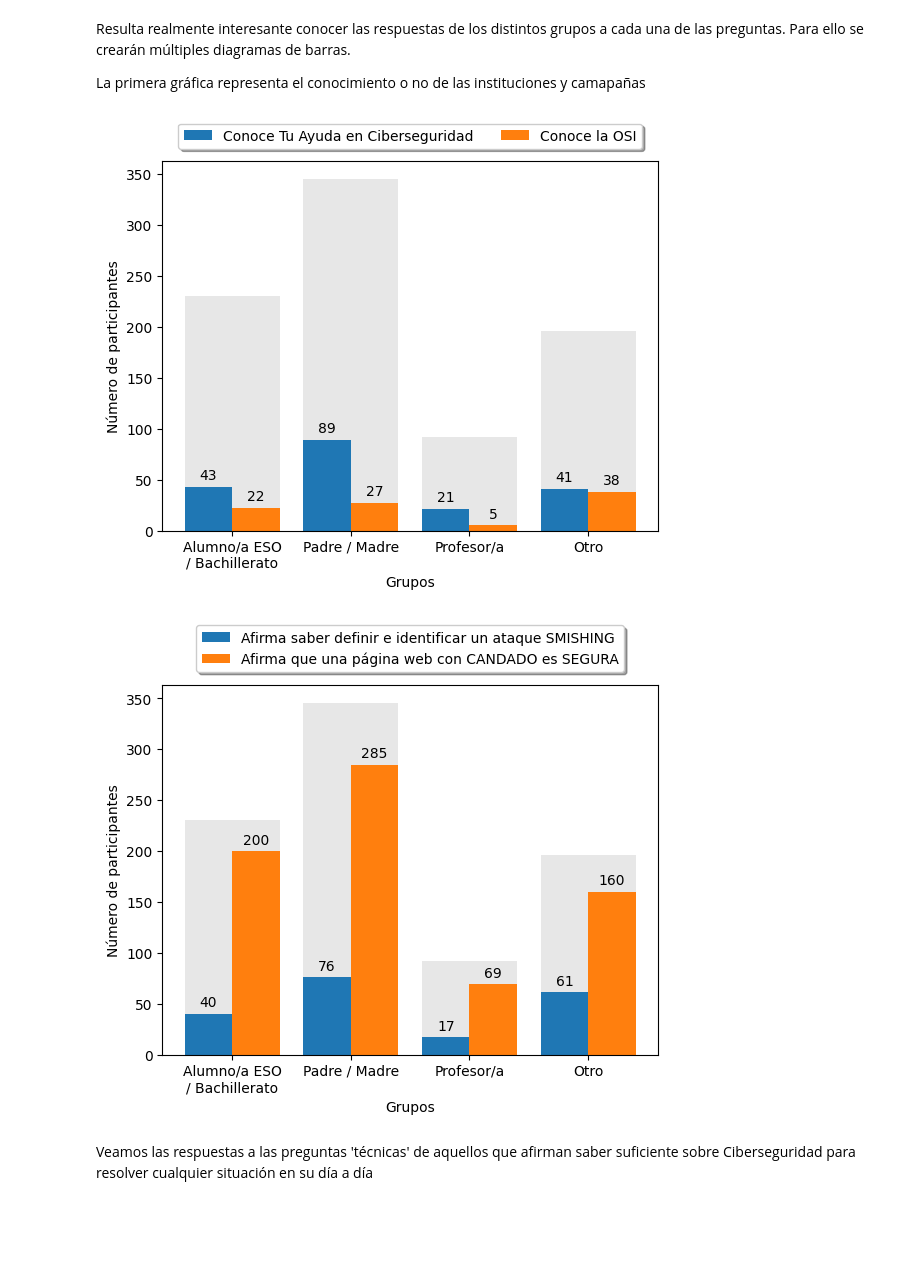
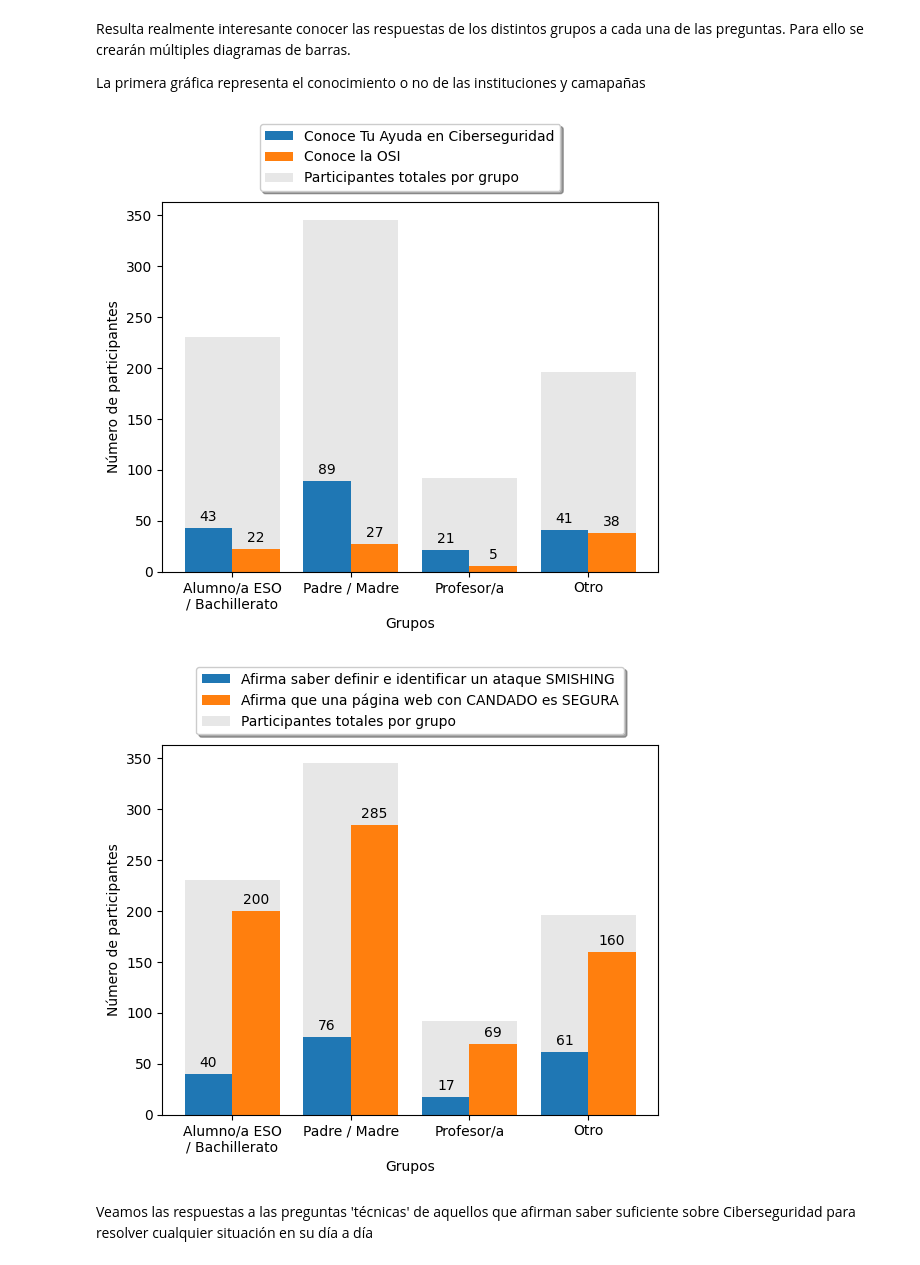
Before and after one commit to albertopmp/TFM, a Jupyter notebook: TFM.ipynb, the cells around one changed output. Saved outputs shown, nothing was run; the diff lists cells and outputs as text; code cells hidden in the pictures; blank space fills up the shorter version.

Commit message:
Improve graph explanations

```diff
--- a/TFM.ipynb
+++ b/TFM.ipynb
@@ -104,32 +104,32 @@ La primera gráfica representa el conocimiento o no de las instituciones y camap
 # %%
 # Dos listas en las que se recoge cuantas personas de cada grupo conocen cada institución
 incibe, osi = [], []
 for x in groups:
     incibe.append(df[df['Group'] == x]['KnowTuAyudaCib'].value_counts()['True'])
     osi.append(df[df['Group'] == x]['KnowOSI'].value_counts()['True'])
 
 width = 0.4
 X_axis = np.arange(len(groups))
 rects1 = plt.bar(X_axis - 0.2, incibe, width, label = 'Conoce Tu Ayuda en Ciberseguridad')
 plt.bar(X_axis - 0.2, np.subtract(participants, incibe), width, bottom=incibe, color=(0.1, 0.1, 0.1, 0.1))
 
 rects2 = plt.bar(X_axis + 0.2, osi, width, label = 'Conoce la OSI')
-plt.bar(X_axis + 0.2, np.subtract(participants, osi), width, bottom=osi, color=(0.1, 0.1, 0.1, 0.1))
+plt.bar(X_axis + 0.2, np.subtract(participants, osi), width, bottom=osi, color=(0.1, 0.1, 0.1, 0.1), label='Participantes totales por grupo')
 
 labels = np.copy(groups)
 labels[0] = 'Alumno/a ESO\n/ Bachillerato'
 plt.xticks(X_axis, labels)
 plt.xlabel("Grupos")
 plt.ylabel("Número de participantes")
 # plt.title("Participantes que conocen INCIBE y OSI")
-plt.legend(loc='upper center', bbox_to_anchor=(0.5, 1.12),
-          ncol=3, fancybox=True, shadow=True)
+plt.legend(loc='upper center', bbox_to_anchor=(0.5, 1.23),
+          ncol=1, fancybox=True, shadow=True)
 plt.bar_label(rects1, padding=3)
 plt.bar_label(rects2, padding=3)
 
 plt.show()
 # %% [output]
-[figure, old version]
+[figure, new version]
 # %%
 # Dos listas en las que se recoge si la respuesta a la pregunta ha sido afirmativa
 smishing, https = [], []
@@ -143,7 +143,7 @@ rects1 = plt.bar(X_axis - 0.2, smishing, width, label = 'Afirma saber definir e
 plt.bar(X_axis - 0.2, np.subtract(participants, smishing), width, bottom=smishing, color=(0.1, 0.1, 0.1, 0.1))
 
 rects2 = plt.bar(X_axis + 0.2, https, width, label = 'Afirma que una página web con CANDADO es SEGURA')
-plt.bar(X_axis + 0.2, np.subtract(participants, https), width, bottom=https, color=(0.1, 0.1, 0.1, 0.1))
+plt.bar(X_axis + 0.2, np.subtract(participants, https), width, bottom=https, color=(0.1, 0.1, 0.1, 0.1), label='Participantes totales por grupo')
 
 labels = np.copy(groups)
 labels[0] = 'Alumno/a ESO\n/ Bachillerato'
@@ -151,14 +151,14 @@ plt.xticks(X_axis, labels)
 plt.xlabel("Grupos")
 plt.ylabel("Número de participantes")
 # plt.title("Participantes que responden SÍ a las preguntas 4 y 5")
-plt.legend(loc='upper center', bbox_to_anchor=(0.5, 1.18),
+plt.legend(loc='upper center', bbox_to_anchor=(0.5, 1.23),
           ncol=1, fancybox=True, shadow=True)
 plt.bar_label(rects1, padding=3)
 plt.bar_label(rects2, padding=3)
 
 plt.show()
 # %% [output]
-[figure, old version]
+[figure, new version]
 # %% [markdown]
 Veamos las respuestas a las preguntas 'técnicas' de aquellos que afirman saber suficiente sobre Ciberseguridad para resolver cualquier situación en su día a día
 # %%
```
